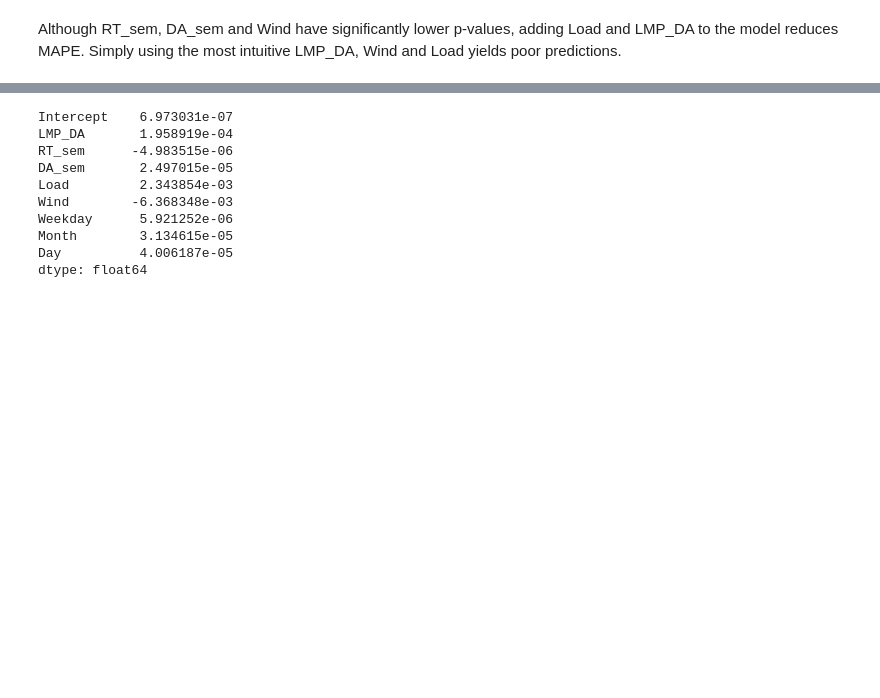
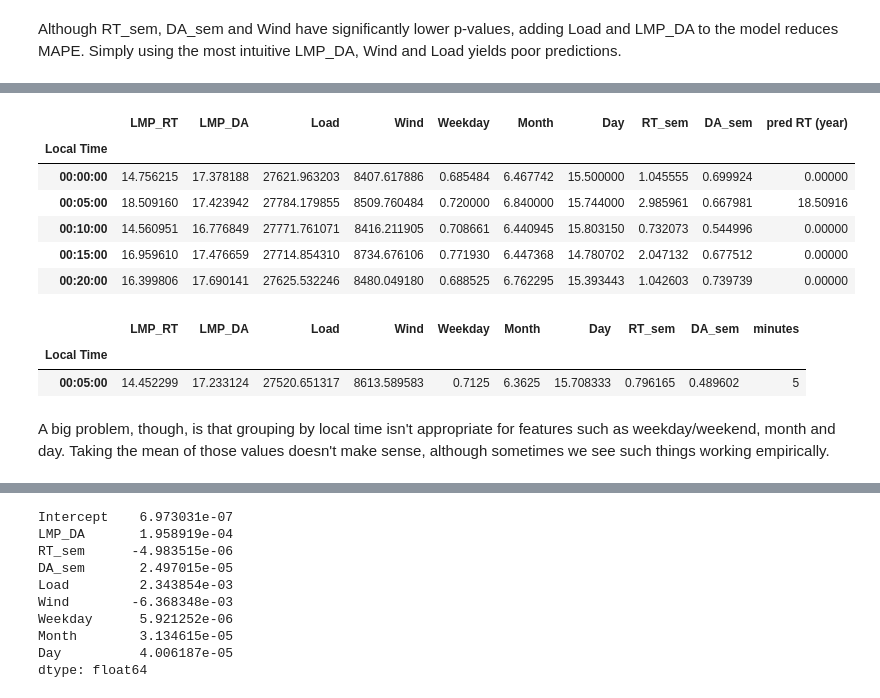
Before and after one commit to felipeascouto/energy, a Jupyter notebook: research_p2.ipynb, the cells around one changed output, grey strips where cells are left out. Drawn from its saved outputs; the diff is of its cells as text; code cells hidden in the pictures; blank space fills up the shorter version.

```diff
--- a/research_p2.ipynb
+++ b/research_p2.ipynb
@@ -1087,0 +1095,5 @@ d = 9: 1.0708315422222106
+# %%
+print('comparing MAPE of regression trees with different depths')
+print('\t\tMAPE \u00B1 std')
+for i in range(d_initial,d_final+1):
+    print('\td = {}: {} \u00B1 {}'.format(i, round(MAPE_arrays[i-d_initial].mean(),2), round(MAPE_arrays[i-d_initial].std(),2)))
@@ -1209,0 +1276,32 @@ means_dict(pvalues)
+# %%
+f = 1
+branch_dfs = sklearn_clusters_d(train_data, test_data, 10)
+result8 = smf.ols(formula="LMP_RT ~ LMP_DA + RT_sem + DA_sem + Load + Wind + Weekday + Month + Day", data=branch_dfs[f]).fit()
+for hour in branch_dfs[f].index:
+    test_data_copy['pred RT (year)'].loc[hour] = (
+                                test_data_copy['Day'].loc[hour]*result8.params[8] +
+                                test_data_copy['Month'].loc[hour]*result8.params[7] +
+                                test_data_copy['Weekday'].loc[hour]*result8.params[6] +
+                                test_data_copy['Wind'].loc[hour]*result8.params[5] +
+                                test_data_copy['Load'].loc[hour]*result8.params[4] +
+                                test_data_copy['DA_sem'].loc[hour]*result8.params[3] +
+                                test_data_copy['RT_sem'].loc[hour]*result8.params[2] +
+                                test_data_copy['LMP_DA'].loc[hour]*result8.params[1] +
+                                result8.params[0])
+test_data_copy.head()
+# %% [output]
+|  | LMP_RT | LMP_DA | Load | Wind | Weekday | Month | Day | RT_sem | DA_sem | pred RT (year) |
+| Local Time |  |  |  |  |  |  |  |  |  |  |
+| 00:00:00 | 14.756215 | 17.378188 | 27621.963203 | 8407.617886 | 0.685484 | 6.467742 | 15.500000 | 1.045555 | 0.699924 | 0.00000 |
+| 00:05:00 | 18.509160 | 17.423942 | 27784.179855 | 8509.760484 | 0.720000 | 6.840000 | 15.744000 | 2.985961 | 0.667981 | 18.50916 |
+| 00:10:00 | 14.560951 | 16.776849 | 27771.761071 | 8416.211905 | 0.708661 | 6.440945 | 15.803150 | 0.732073 | 0.544996 | 0.00000 |
+| 00:15:00 | 16.959610 | 17.476659 | 27714.854310 | 8734.676106 | 0.771930 | 6.447368 | 14.780702 | 2.047132 | 0.677512 | 0.00000 |
+| 00:20:00 | 16.399806 | 17.690141 | 27625.532246 | 8480.049180 | 0.688525 | 6.762295 | 15.393443 | 1.042603 | 0.739739 | 0.00000 |
+# %%
+train_data.loc[branch_dfs[f].index]
+# %% [output]
+|  | LMP_RT | LMP_DA | Load | Wind | Weekday | Month | Day | RT_sem | DA_sem | minutes |
+| Local Time |  |  |  |  |  |  |  |  |  |  |
+| 00:05:00 | 14.452299 | 17.233124 | 27520.651317 | 8613.589583 | 0.7125 | 6.3625 | 15.708333 | 0.796165 | 0.489602 | 5 |
+# %% [markdown]
+A big problem, though, is that grouping by local time isn't appropriate for features such as weekday/weekend, month and day. Taking the mean of those values doesn't make sense, although sometimes we see such things working empirically.
```
Also changed, not shown: parts of 26 cells of this notebook.
